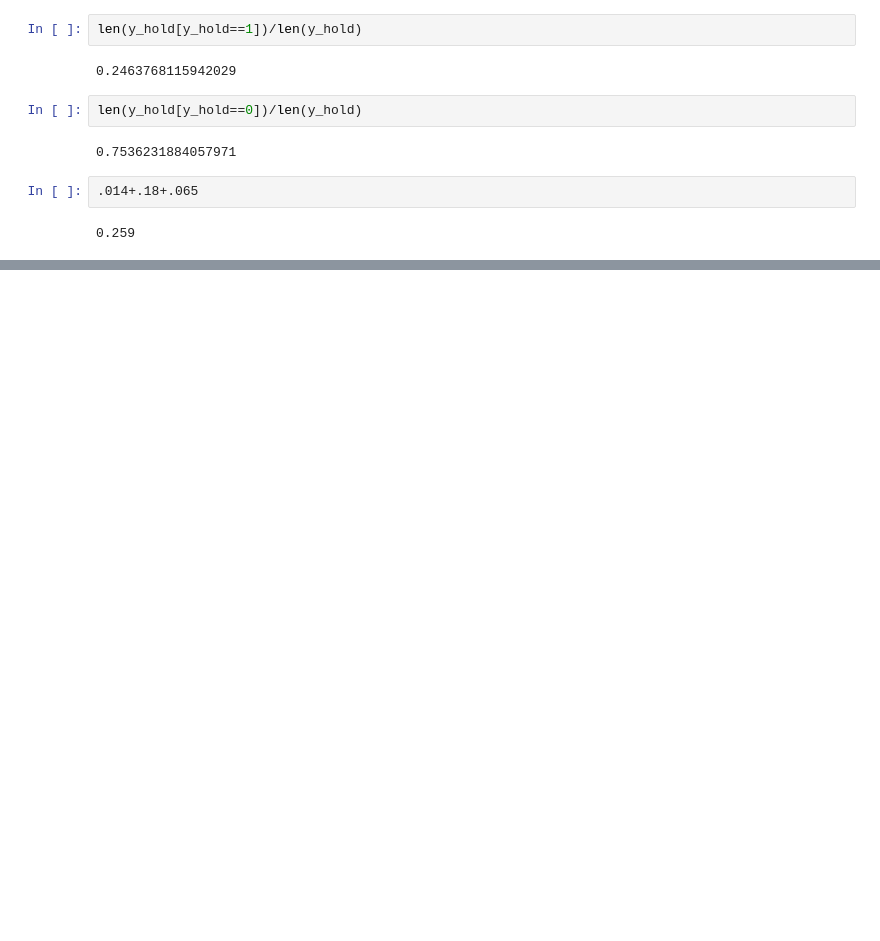
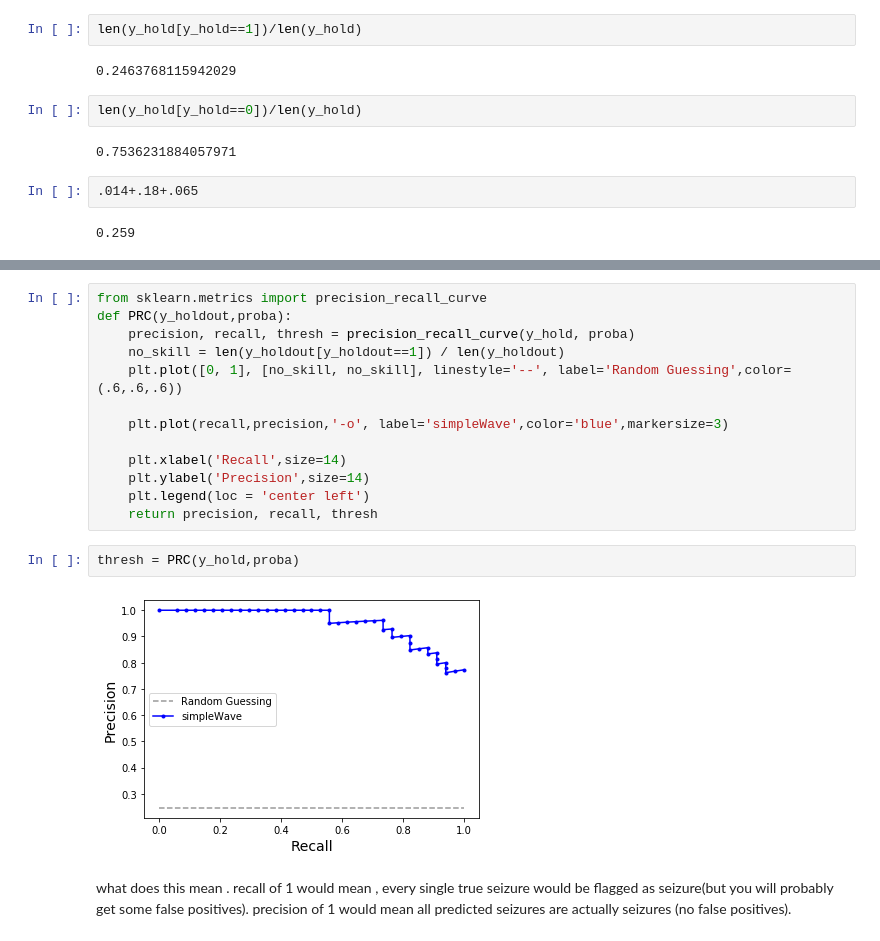
Before and after one commit to Iguanacolossus/Capstone3-TBA, a Jupyter notebook: notebooks/HAR-classification.ipynb, the cells around one changed output, grey strips where cells are left out. Drawn from its saved outputs; the diff is of its cells as text; blank space fills up the shorter version.

```diff
--- a/notebooks/HAR-classification.ipynb
+++ b/notebooks/HAR-classification.ipynb
@@ -998,0 +1143,19 @@ len(y_hold[y_hold==0])/len(y_hold)
+# %%
+from sklearn.metrics import precision_recall_curve
+def PRC(y_holdout,proba):
+    precision, recall, thresh = precision_recall_curve(y_hold, proba)
+    no_skill = len(y_holdout[y_holdout==1]) / len(y_holdout)
+    plt.plot([0, 1], [no_skill, no_skill], linestyle='--', label='Random Guessing',color=(.6,.6,.6))
+
+    plt.plot(recall,precision,'-o', label='simpleWave',color='blue',markersize=3)
+
+    plt.xlabel('Recall',size=14)
+    plt.ylabel('Precision',size=14)
+    plt.legend(loc = 'center left')
+    return precision, recall, thresh
+# %%
+thresh = PRC(y_hold,proba)
+# %% [output]
+[figure, added]
+# %% [markdown]
+what does this mean . recall of 1 would mean , every single true seizure would be flagged as seizure(but you will probably get some false positives). precision of 1 would mean all predicted seizures are actually seizures (no false positives).
```
Also changed, not shown: parts of 23 cells of this notebook, 10 other files.
